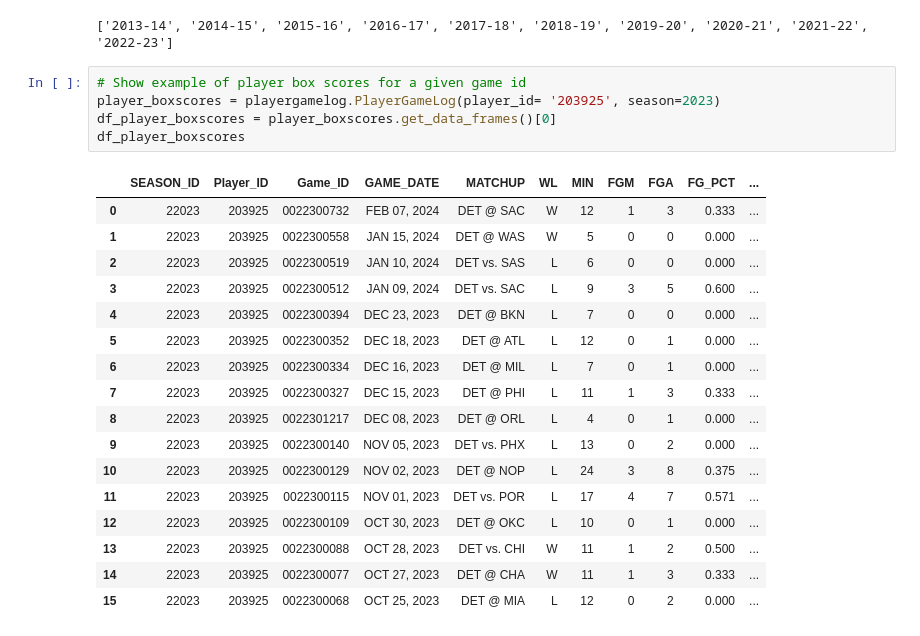
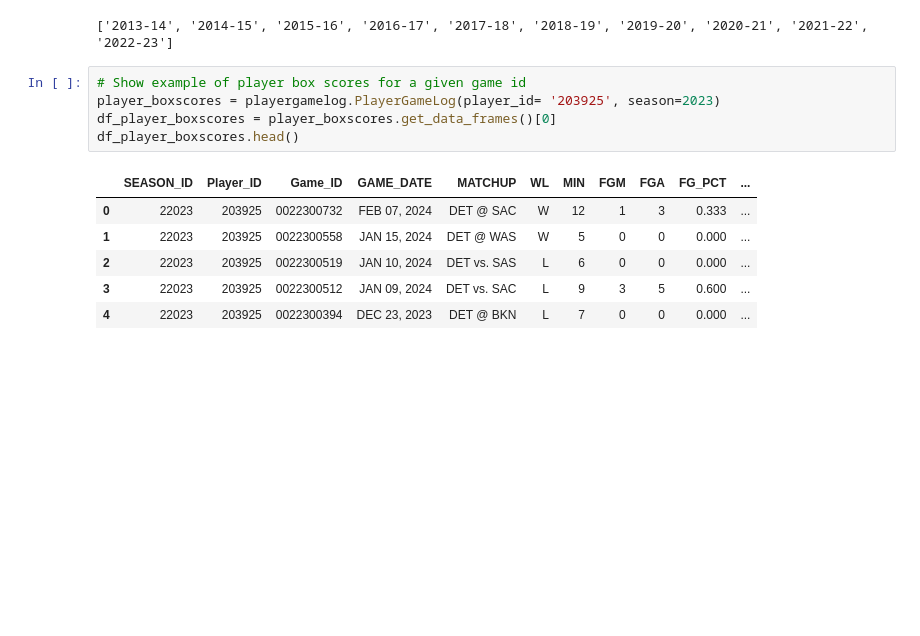
Before and after one commit to stevenworthington/sports_betting, a Jupyter notebook: code/data_processing/03i_Feature_Engineering_PlayerStats.ipynb, the cells around one changed output. Drawn from its saved outputs; the diff is of its cells as text; blank space fills up the shorter version.

```diff
--- a/code/data_processing/03i_Feature_Engineering_PlayerStats.ipynb
+++ b/code/data_processing/03i_Feature_Engineering_PlayerStats.ipynb
@@ -321,26 +297,15 @@ print(seasons_played.tolist())
 # %%
 # Show example of player box scores for a given game id
 player_boxscores = playergamelog.PlayerGameLog(player_id= '203925', season=2023)
 df_player_boxscores = player_boxscores.get_data_frames()[0]
-df_player_boxscores
+df_player_boxscores.head()
 # %% [output]
 |  | SEASON_ID | Player_ID | Game_ID | GAME_DATE | MATCHUP | WL | MIN | FGM | FGA | FG_PCT | ... |
 | 0 | 22023 | 203925 | 0022300732 | FEB 07, 2024 | DET @ SAC | W | 12 | 1 | 3 | 0.333 | ... |
 | 1 | 22023 | 203925 | 0022300558 | JAN 15, 2024 | DET @ WAS | W | 5 | 0 | 0 | 0.000 | ... |
 | 2 | 22023 | 203925 | 0022300519 | JAN 10, 2024 | DET vs. SAS | L | 6 | 0 | 0 | 0.000 | ... |
 | 3 | 22023 | 203925 | 0022300512 | JAN 09, 2024 | DET vs. SAC | L | 9 | 3 | 5 | 0.600 | ... |
 | 4 | 22023 | 203925 | 0022300394 | DEC 23, 2023 | DET @ BKN | L | 7 | 0 | 0 | 0.000 | ... |
-| 5 | 22023 | 203925 | 0022300352 | DEC 18, 2023 | DET @ ATL | L | 12 | 0 | 1 | 0.000 | ... |
-| 6 | 22023 | 203925 | 0022300334 | DEC 16, 2023 | DET @ MIL | L | 7 | 0 | 1 | 0.000 | ... |
-| 7 | 22023 | 203925 | 0022300327 | DEC 15, 2023 | DET @ PHI | L | 11 | 1 | 3 | 0.333 | ... |
-| 8 | 22023 | 203925 | 0022301217 | DEC 08, 2023 | DET @ ORL | L | 4 | 0 | 1 | 0.000 | ... |
-| 9 | 22023 | 203925 | 0022300140 | NOV 05, 2023 | DET vs. PHX | L | 13 | 0 | 2 | 0.000 | ... |
-| 10 | 22023 | 203925 | 0022300129 | NOV 02, 2023 | DET @ NOP | L | 24 | 3 | 8 | 0.375 | ... |
-| 11 | 22023 | 203925 | 0022300115 | NOV 01, 2023 | DET vs. POR | L | 17 | 4 | 7 | 0.571 | ... |
-| 12 | 22023 | 203925 | 0022300109 | OCT 30, 2023 | DET @ OKC | L | 10 | 0 | 1 | 0.000 | ... |
-| 13 | 22023 | 203925 | 0022300088 | OCT 28, 2023 | DET vs. CHI | W | 11 | 1 | 2 | 0.500 | ... |
-| 14 | 22023 | 203925 | 0022300077 | OCT 27, 2023 | DET @ CHA | W | 11 | 1 | 3 | 0.333 | ... |
-| 15 | 22023 | 203925 | 0022300068 | OCT 25, 2023 | DET @ MIA | L | 12 | 0 | 2 | 0.000 | ... |
 # %%
 from nba_api.stats.endpoints import CommonTeamRoster
 
```
Also changed, not shown: parts of 35 cells of this notebook, 1 other file.
